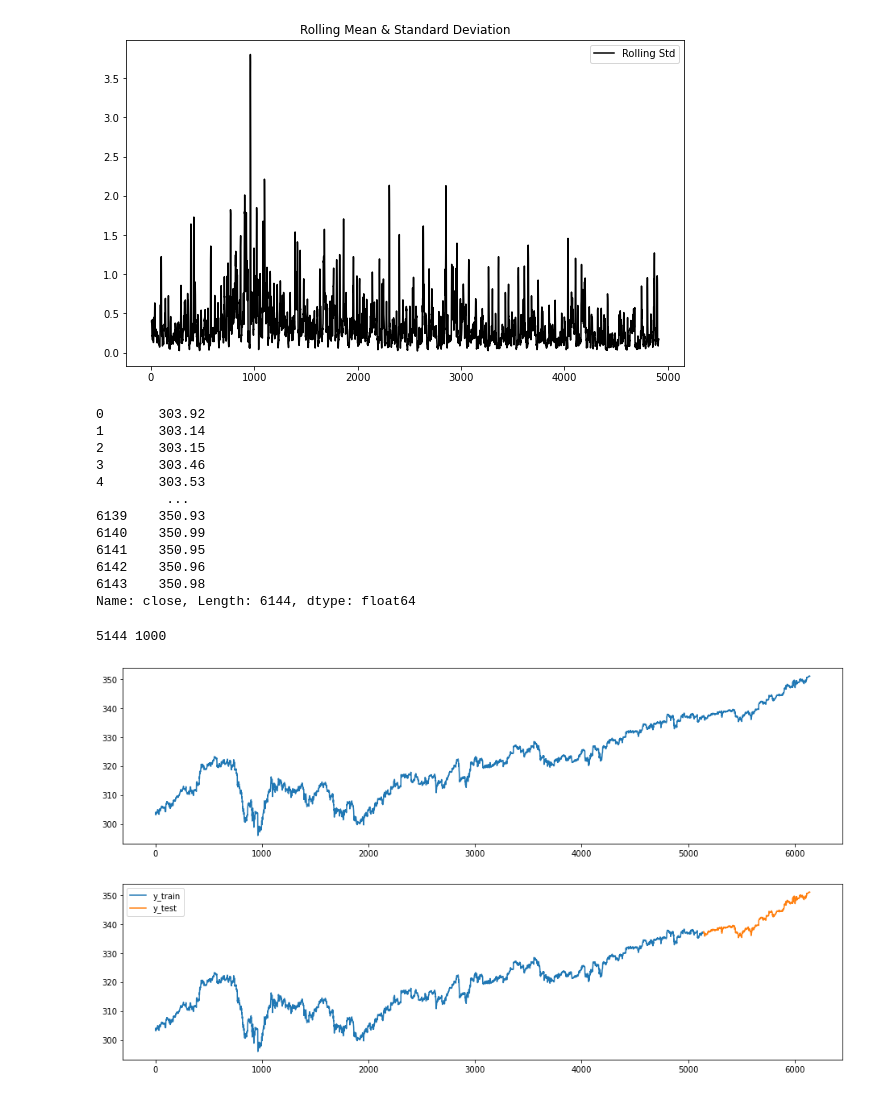
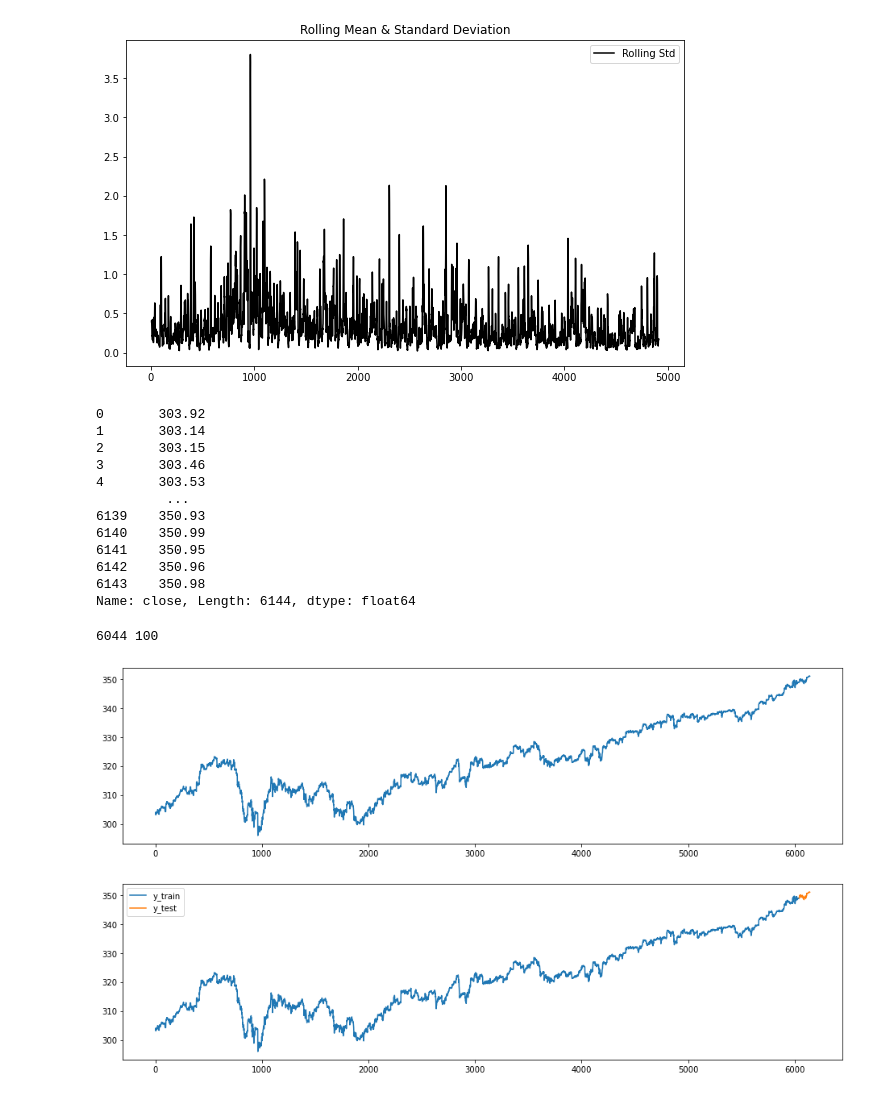
Before and after one commit to GeneMyslinsky/s_predictor, a Jupyter notebook: code/nb/ARIMA_test2.ipynb, the cells around one changed output. Drawn from its saved outputs; the diff is of its cells as text; code cells hidden in the pictures.

```diff
--- a/code/nb/ARIMA_test2.ipynb
+++ b/code/nb/ARIMA_test2.ipynb
@@ -84,31 +84,31 @@ dtype: float64
 # %%
 from sktime.datasets import load_airline
 from sktime.forecasting.model_selection import temporal_train_test_split
 from sktime.performance_metrics.forecasting import smape_loss
 from sktime.utils.plotting.forecasting import plot_ys
 
 y = df['close']
 display(y)
 fig, ax = plot_ys(y)
 
-y_train, y_test = temporal_train_test_split(y, test_size=1000)
+y_train, y_test = temporal_train_test_split(y, test_size=100)
 plot_ys(y_train, y_test, labels=["y_train", "y_test"])
 print(y_train.shape[0], y_test.shape[0])
 # %% [output]
 0       303.92
 1       303.14
 2       303.15
 3       303.46
 4       303.53
          ...
 6139    350.93
 6140    350.99
 6141    350.95
 6142    350.96
 6143    350.98
 Name: close, Length: 6144, dtype: float64
-5144 1000
+6044 100
 [figure]
-[figure, old version]
+[figure, new version]
 # %%
 fh = np.arange(len(y_test)) + 1
```
Also changed, not shown: parts of 1 cell of this notebook, 29 other files.
